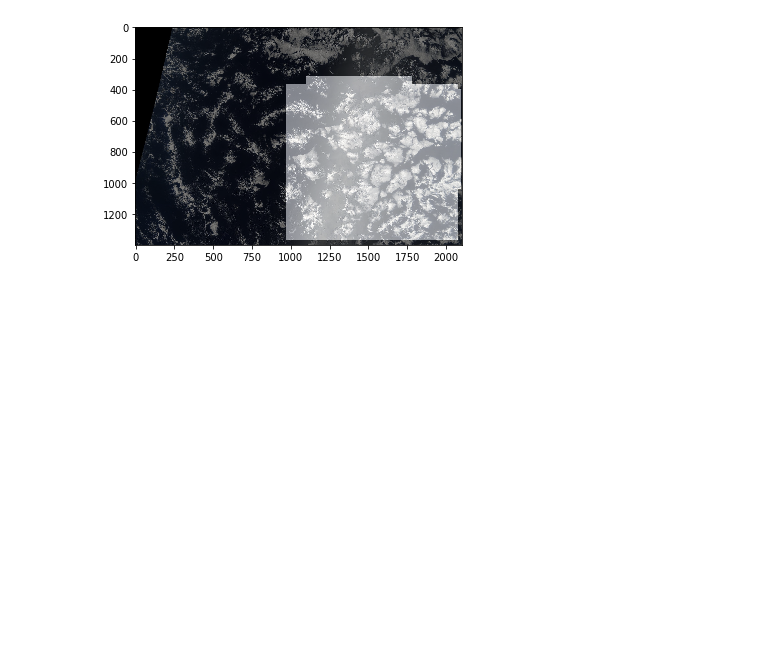
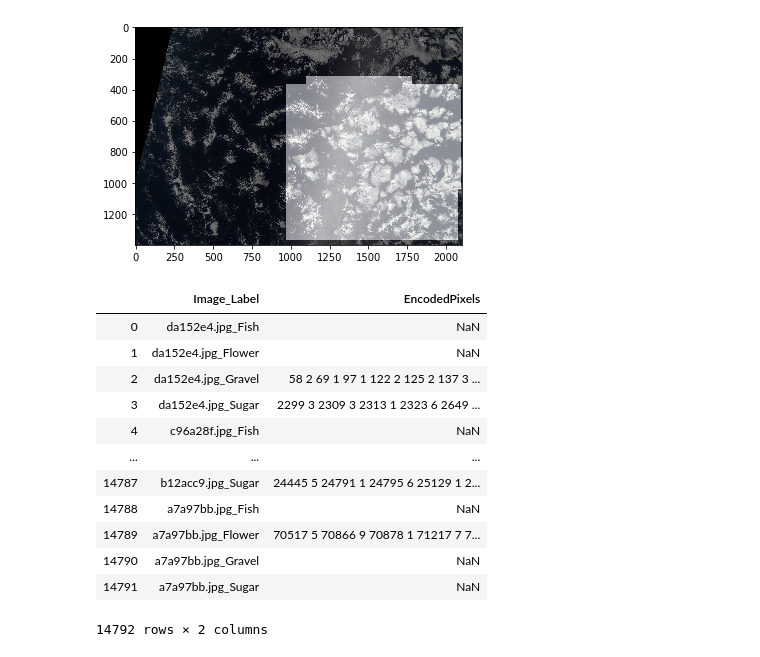
Before and after one commit to polmonroig/cloud_segmentation, a Jupyter notebook: eda.ipynb, the cells around one changed output. Saved outputs shown, nothing was run; the diff lists cells and outputs as text; code cells hidden in the pictures; blank space fills up the shorter version.

```diff
--- a/eda.ipynb
+++ b/eda.ipynb
@@ -104,3 +104,20 @@ plt.imshow(masks[:,:,1], alpha=.5, cmap='gray')
 plt.show()
 # %% [output]
 [figure]
+# %%
+sub = pd.read_csv("submission.csv")
+sub
+# %% [output]
+|  | Image_Label | EncodedPixels |
+| 0 | da152e4.jpg_Fish | NaN |
+| 1 | da152e4.jpg_Flower | NaN |
+| 2 | da152e4.jpg_Gravel | 58 2 69 1 97 1 122 2 125 2 137 3 ... |
+| 3 | da152e4.jpg_Sugar | 2299 3 2309 3 2313 1 2323 6 2649 ... |
+| 4 | c96a28f.jpg_Fish | NaN |
+| ... | ... | ... |
+| 14787 | b12acc9.jpg_Sugar | 24445 5 24791 1 24795 6 25129 1 2... |
+| 14788 | a7a97bb.jpg_Fish | NaN |
+| 14789 | a7a97bb.jpg_Flower | 70517 5 70866 9 70878 1 71217 7 7... |
+| 14790 | a7a97bb.jpg_Gravel | NaN |
+| 14791 | a7a97bb.jpg_Sugar | NaN |
+14792 rows × 2 columns
```
Also changed, not shown: parts of 4 cells of this notebook, 15 other files.
